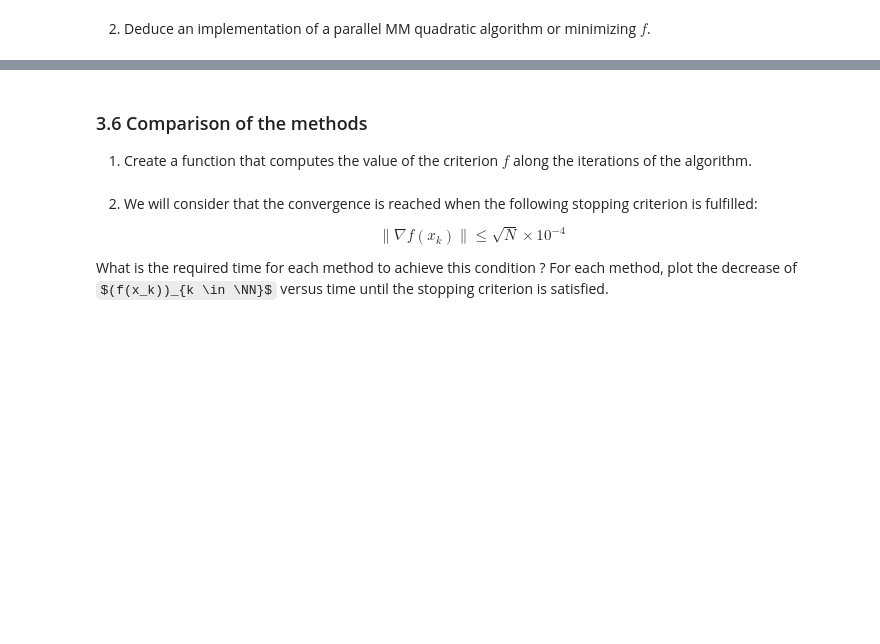
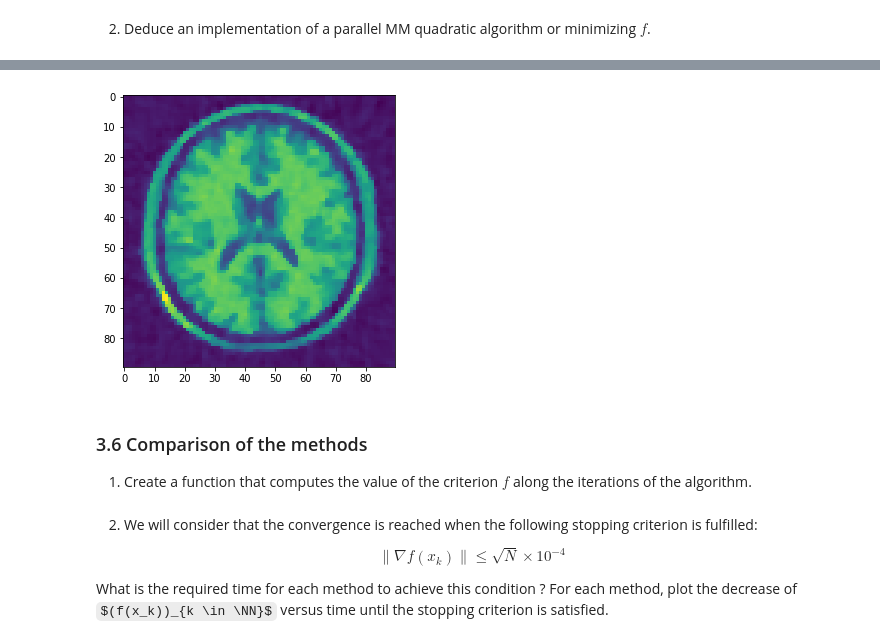
Before and after one commit to aRI0U/MVA-LSD_TPs, a Jupyter notebook: LSD_TPn3_Lichtle_Riou_SanRoman.ipynb, the cells around one changed output, grey strips where cells are left out. Saved outputs shown, nothing was run; the diff lists cells and outputs as text; code cells hidden in the pictures; some formulas as TeX source; blank space fills up the shorter version.

```diff
--- a/LSD_TPn3_Lichtle_Riou_SanRoman.ipynb
+++ b/LSD_TPn3_Lichtle_Riou_SanRoman.ipynb
@@ -459,0 +543,29 @@ def parallel_MM_quadratic():
+# %%
+G_abs, H_abs = np.abs(G), np.abs(H)
+G_sum = scipy.sparse.diags(G_abs.toarray().sum(axis=1)).tocsc()
+H_sum = scipy.sparse.diags(H_abs.toarray().sum(axis=1)).tocsc()
+G_cal, H_cal = G_sum @ G_abs, H_sum @ H_abs
+H_cal_sum = H_cal.sum(axis=0)
+
+def B(x):
+    # B(x) is stored as a vector instead of a diagonal matrix
+    return np.asarray(H_cal_sum + coef * G_cal.T @ (1 / psi(G @ x))).squeeze()
+
+@exc_time
+def PMMQ(x0, f, grad_f, B, n_iters=int(1e5), threshold=threshold, lr=1):
+    fx_lst = [f(x0)]
+    x = np.copy(x0)
+    for k in range(n_iters):
+        x -= lr * 1/B(x) * grad_f(x)
+        fx_lst.append(f(x))
+        norm_grad_f = np.linalg.norm(grad_f(x))
+        stopping = norm_grad_f <= threshold
+        if k % 200 == 0 or k == n_iters-1 or stopping:
+            print("iter {}:  \tf(x) = {:.5f}\t||∇f(x)|| = {:.5f}".format(k + 1, f(x), norm_grad_f))
+        if stopping:
+            print("stopping criterion reached, stopping now")
+            break
+    np.save('PMMQ_values.npy', np.array(fx_lst))
+    return x
+# %%
+x_pmmq = PMMQ(x0, f, grad_f, B)
@@ -460,3 +590,8 @@ def parallel_MM_quadratic():
+# %%
+plt.imshow(x_pmmq.reshape(90,90, order='F'))
+plt.show()
+# %% [output]
+[figure, added]
 # %% [markdown]
 ### 3.6 Comparison of the methods
 
```
Also changed, not shown: parts of 34 cells of this notebook.
